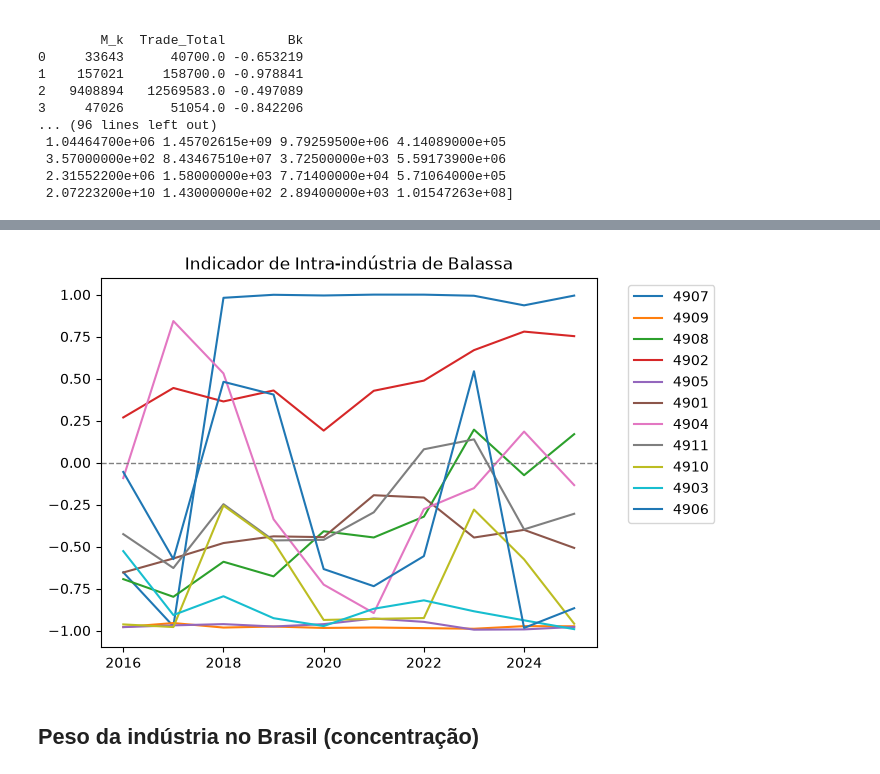
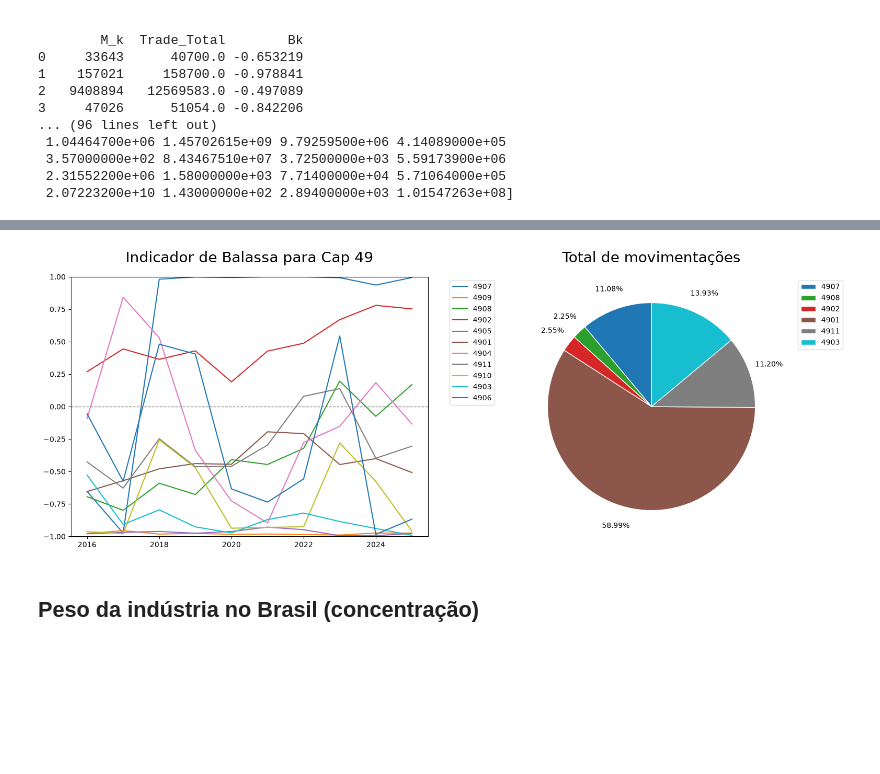
Before and after one commit to rckalil/mapeando-papel, a Jupyter notebook: indicadores.ipynb, the cells around one changed output, grey strips where cells are left out. Saved outputs shown, nothing was run; the diff lists cells and outputs as text; code cells hidden in the pictures; blank space fills up the shorter version.

```diff
--- a/indicadores.ipynb
+++ b/indicadores.ipynb
@@ -183,24 +282,67 @@ plt.show()
 # %%
-fig, ax = plt.subplots()
+import matplotlib.pyplot as plt
+
+# 1. Cria a figura com 1 linha e 2 colunas de subplots
+fig, (ax1, ax2) = plt.subplots(1, 2, figsize=(16, 6))
+
+# Listas para armazenar os dados do gráfico de pizza
+pie_sizes = []
+pie_labels = []
+pie_colors = []
+
 for info in infos:
     num = info_2[info]
     if num[:2] == '49':
         filtered = df_final[df_final['Info'] == info].copy()
         filtered = filtered.sort_values(by=['Year'])
-        # print(filtered.head())
-        # label_curta = info if len(info) <= 40 else info[:37] + "..."
 
+        # 2. Plota o gráfico de linha no ax1 e captura a cor gerada
+        linha = ax1.plot(filtered['Year'], filtered['Bk'], markeredgewidth=2, label=info_2[info])
+        cor_da_linha = linha[0].get_color()
 
-        ax.plot(filtered['Year'], filtered['Bk'], markeredgewidth=2, label=info_2[info])
-ax.axhline(0, color='gray', linestyle='--', linewidth=1)
+        # 3. Coleta os dados para a pizza
+        total_trade = filtered['Trade_Total'].sum()
 
-ax.set_title(f"Indicador de Intra-indústria de Balassa")
-ax.set(ylim=(-1.1, 1.1))
-ax.legend(bbox_to_anchor=(1.05, 1), loc='upper left')
+        pie_sizes.append(total_trade)
+        pie_labels.append(info_2[info])
+        pie_colors.append(cor_da_linha) # Sincroniza a cor da pizza com a da linha
 
+# --- Configurações do subplot 1 (Linha) ---
+ax1.axhline(0, color='gray', linestyle='--', linewidth=1)
+ax1.set_title("Indicador de Balassa para Cap 49", fontsize=20, pad=20)
+ax1.set(ylim=(-1, 1))
+ax1.legend(bbox_to_anchor=(1.05, 1), loc='upper left')
+
+# --- Filtro para desconsiderar os menores na Pizza ---
+limite_percentual = 0.02 # Ignora categorias que representam menos de 2% do total. Ajuste se necessário.
+soma_total = sum(pie_sizes)
+
+tamanhos_finais = []
+labels_finais = []
+cores_finais = []
+
+# Varre as listas originais e só guarda o que for maior ou igual ao limite
+for tamanho, label, cor in zip(pie_sizes, pie_labels, pie_colors):
+    if (tamanho / soma_total) >= limite_percentual:
+        tamanhos_finais.append(tamanho)
+        labels_finais.append(label)
+        cores_finais.append(cor)
+
+# --- Configurações do subplot 2 (Pizza) ---
+if sum(tamanhos_finais) > 0:
+    # Plota usando as listas filtradas (tamanhos_finais, labels_finais, cores_finais)
+    ax2.pie(tamanhos_finais, labels=labels_finais, colors=cores_finais, autopct='%1.2f%%',
+            startangle=90, wedgeprops={'edgecolor': 'white'}, pctdistance=1.2, labeldistance=None)
+    ax2.set_title("Total de movimentações", fontsize=20, pad=20)
+
+# Legenda baseada nos itens que sobraram no gráfico de pizza
+ax2.legend(bbox_to_anchor=(1.05, 1), loc='upper left')
+
+# Ajusta o layout para evitar sobreposições de textos
+plt.tight_layout()
 plt.show()
 # %% [output]
-[figure, old version]
+[figure, new version]
 # %% [markdown]
 ## Peso da indústria no Brasil (concentração)
 # %%
```
Also changed, not shown: parts of 3 cells of this notebook.
